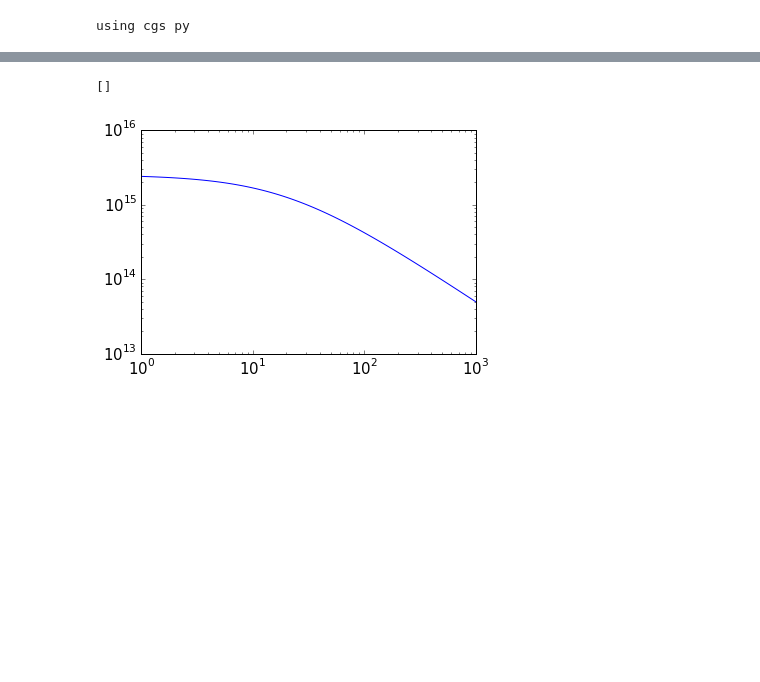
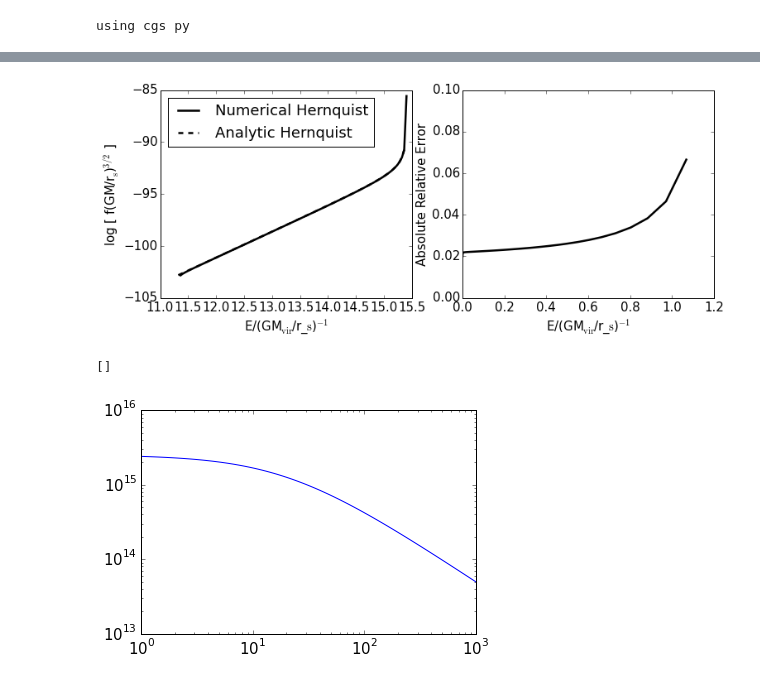
Before and after one commit to aemerick/dwarfs, a Jupyter notebook: analysis/dark_matter_ic/DF_testing.ipynb, the cells around one changed output, grey strips where cells are left out. Drawn from its saved outputs; the diff is of its cells as text; code cells hidden in the pictures; blank space fills up the shorter version.

```diff
--- a/analysis/dark_matter_ic/DF_testing.ipynb
+++ b/analysis/dark_matter_ic/DF_testing.ipynb
@@ -111,3 +158,35 @@ np.genfromtxt??
+# %%
+E_const = ((cgs.G * NFW_DF.dprof.M_vir) / NFW_DF.dprof.r_s)**(-1.0)
+f_const = (cgs.G  * NFW_DF.dprof.M_vir * NFW_DF.dprof.r_s)**(3.0/2.0)
+f_analytical = df.hernquist_df(NFW_DF.E, NFW_DF.dprof.M_sys, NFW_DF.dprof.r_s)
+error = (NFW_DF.f - f_analytical)/f_analytical
+
+error = np.abs(error)
+
+fsize = 15
+#rc('text', usetex=True)
+rc('font', size=fsize)#, ftype=42)
+line_width = 2.5
+
+fig, ax = plt.subplots(1,2)
+fig.set_size_inches(12,4.5)
+#ax1 = plt.subplot(211)
+
+ax[0].plot(np.log10(NFW_DF.E), np.log10(NFW_DF.f), lw=line_width, label = "Numerical Hernquist",color='black',ls='-')
+ax[0].plot(np.log10(NFW_DF.E), np.log10(f_analytical), lw=line_width, label="Analytic Hernquist", color='black',ls='--')
+ax[0].set_ylabel(r'log [ f(GM/r$_{\rm{s}}$)$^{3/2}$ ]')
+ax[0].legend(loc='best')
+#ax2 = plt.subplot(221)
+
+ax[1].plot(NFW_DF.E * E_const, error, lw = line_width, color='black')
+ax[1].set_ylabel(r'Absolute Relative Error')
+for a in ax:
+    a.set_xlabel(r'E/(GM$_{\rm{vir}}$/r_${\rm{s}}$)$^{-1}$')
+ax[1].set_ylim(0.0,0.10)
+
+fig.savefig('Hernquest_DF.png')
+# %% [output]
+[figure, added]
 # %%
 r = np.logspace(0.0,3.0,100.0)*cgs.kpc
 rel_pot = NFW_DF.relative_potential(r)
```
Also changed, not shown: parts of 7 cells of this notebook, 1 other file.
